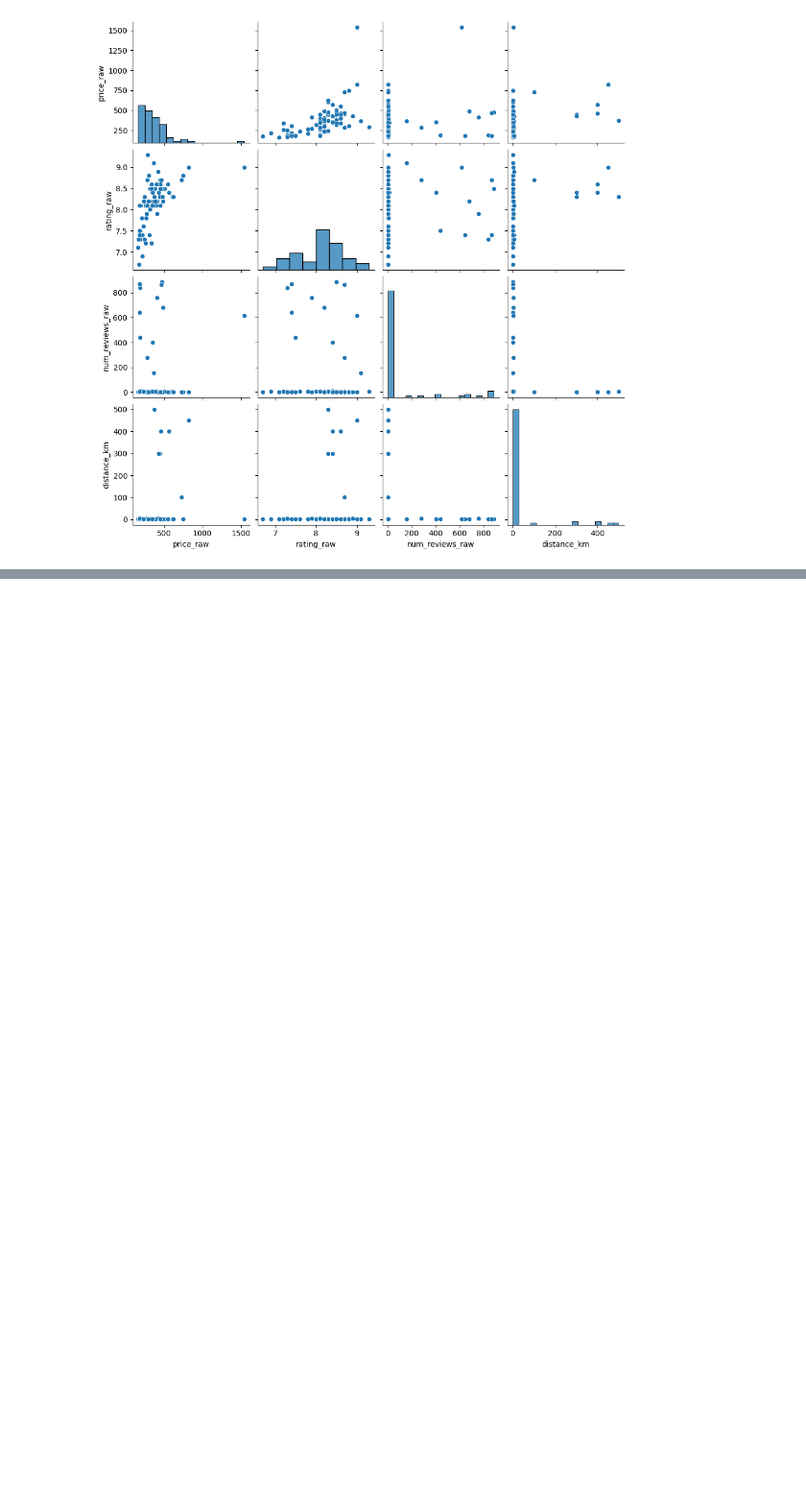
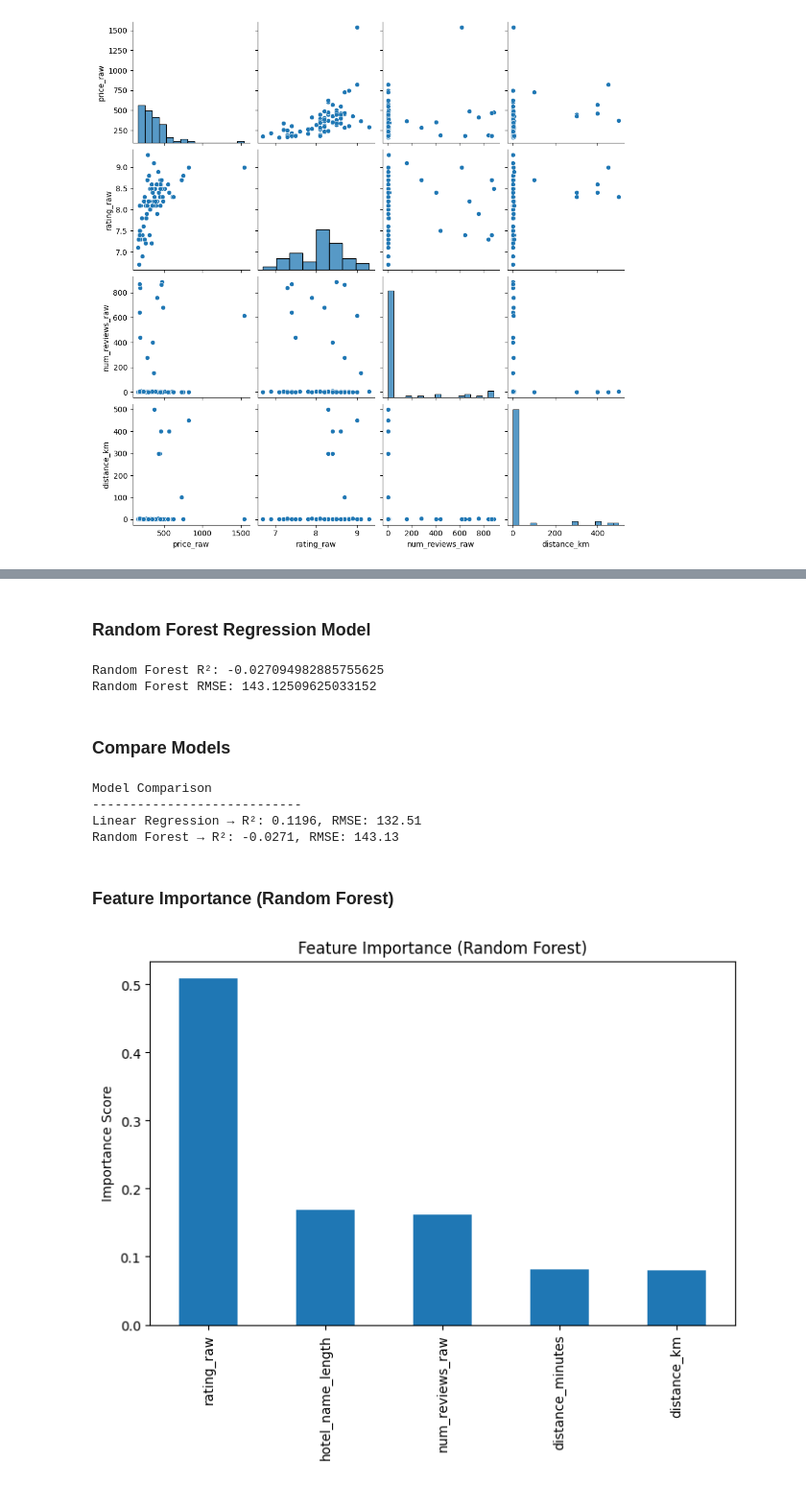
Before and after one commit to Arben-ai/data-analytics-hotelprices, a Jupyter notebook: notebooks/hotels_data_preparation.ipynb, the cells around one changed output, grey strips where cells are left out. Shown at 96% size. Drawn from its saved outputs; the diff is of its cells as text; code cells hidden in the pictures; blank space fills up the shorter version.

```diff
--- a/notebooks/hotels_data_preparation.ipynb
+++ b/notebooks/hotels_data_preparation.ipynb
@@ -3,7 +3,7 @@
 # %%
 import pandas as pd
 
-df = pd.read_csv("data_raw/hotel_data_zuerich.csv")
+df = pd.read_csv("../data_raw/hotel_data_zuerich.csv")
 df.head()
 # %% [output]
 |  | web_scraper_order | web_scraper_start_url | hotel_name_raw | price_raw | address_raw | rating_raw | ... |
@@ -413,0 +463,55 @@ plt.show()
+# %% [markdown]
+### Random Forest Regression Model
+# %%
+from sklearn.ensemble import RandomForestRegressor
+
+# Train the Random Forest Regressor
+rf_model = RandomForestRegressor(
+    n_estimators=200,
+    random_state=42
+)
+rf_model.fit(X_train, y_train)
+
+# Predictions
+y_pred_rf = rf_model.predict(X_test)
+
+# Evaluation
+r2_rf = r2_score(y_test, y_pred_rf)
+rmse_rf = np.sqrt(mean_squared_error(y_test, y_pred_rf))
+
+print("Random Forest R²:", r2_rf)
+print("Random Forest RMSE:", rmse_rf)
+# %% [output]
+Random Forest R²: -0.027094982885755625
+Random Forest RMSE: 143.12509625033152
+# %% [markdown]
+### Compare Models
+# %%
+print("Model Comparison")
+print("----------------------------")
+print(f"Linear Regression → R²: {r2_lr:.4f}, RMSE: {rmse_lr:.2f}")
+print(f"Random Forest → R²: {r2_rf:.4f}, RMSE: {rmse_rf:.2f}")
+# %% [output]
+Model Comparison
+----------------------------
+Linear Regression → R²: 0.1196, RMSE: 132.51
+Random Forest → R²: -0.0271, RMSE: 143.13
+# %% [markdown]
+### Feature Importance (Random Forest)
+# %%
+import pandas as pd
+import matplotlib.pyplot as plt
+
+# Feature importance
+importance = pd.Series(
+    rf_model.feature_importances_,
+    index=features
+).sort_values(ascending=False)
+
+plt.figure(figsize=(8,5))
+importance.plot(kind='bar')
+plt.title("Feature Importance (Random Forest)")
+plt.ylabel("Importance Score")
+plt.show()
+# %% [output]
+[figure, added]
```
Also changed, not shown: parts of 12 cells of this notebook.
